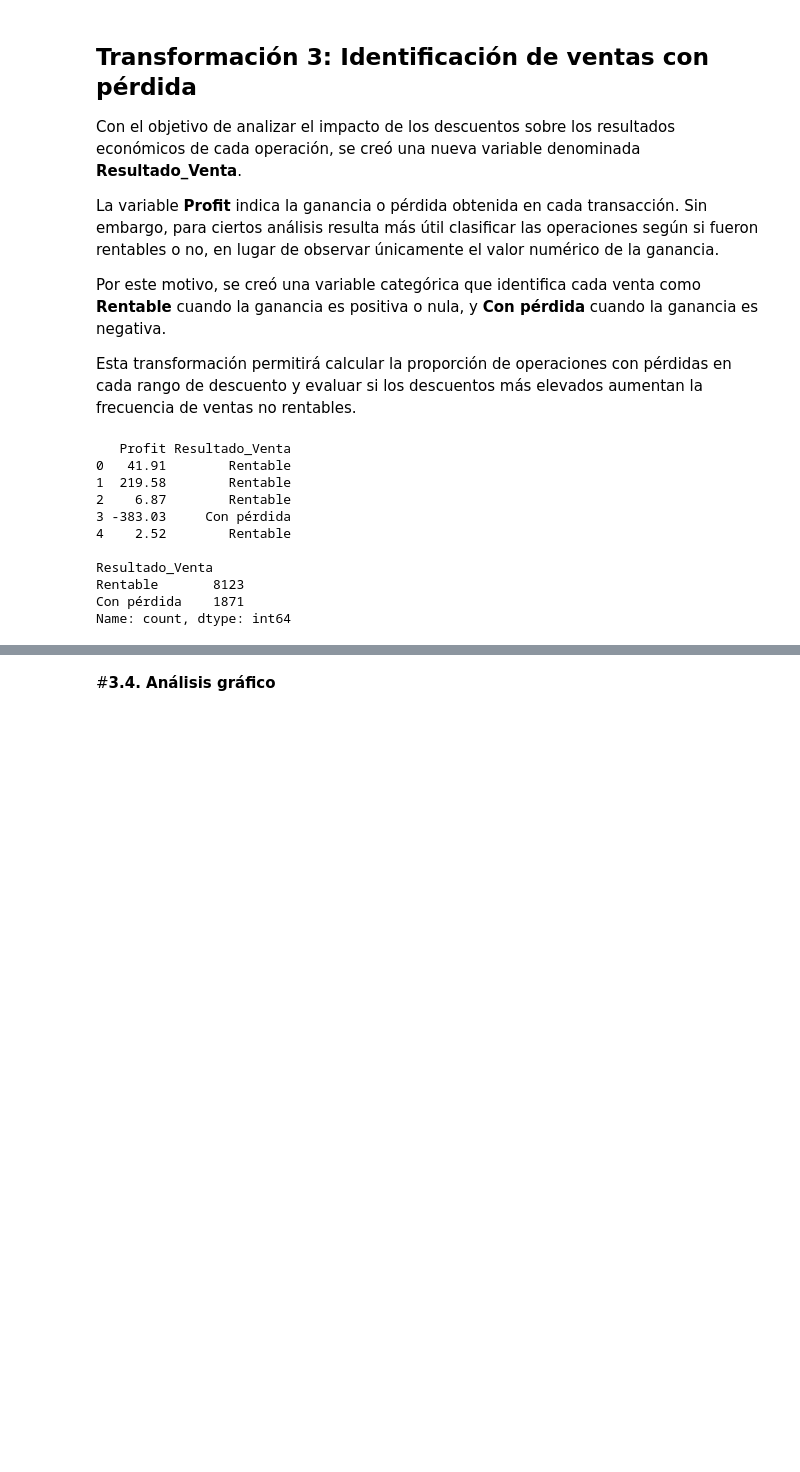
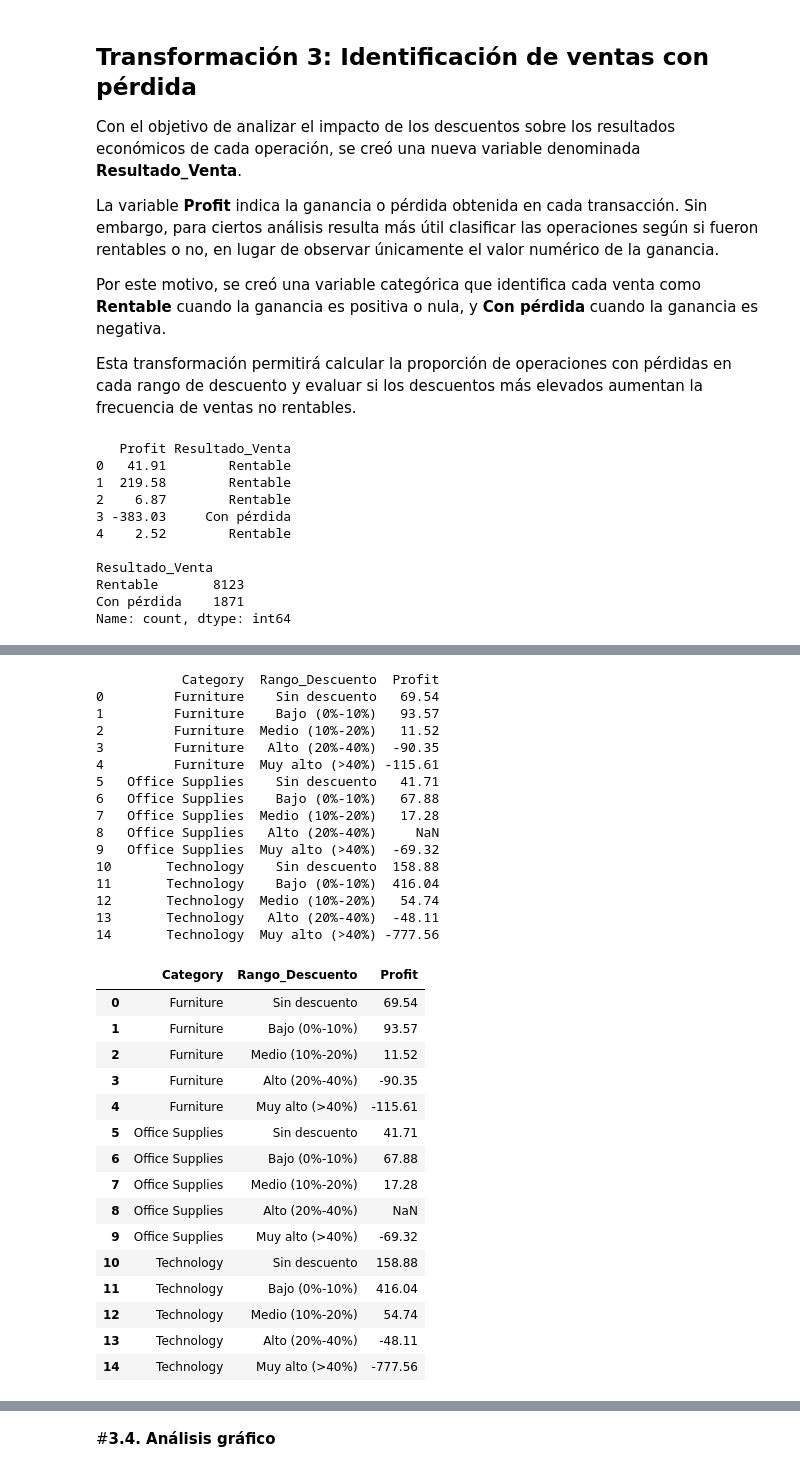
Before and after one commit to Pitiki10/TP-GRUPAL---SuperStore, a Jupyter notebook: Trabajo_Practico.ipynb, the cells around one changed output, grey strips where cells are left out. Drawn from its saved outputs; the diff is of its cells as text; code cells hidden in the pictures; blank space fills up the shorter version.

```diff
--- a/Trabajo_Practico.ipynb
+++ b/Trabajo_Practico.ipynb
@@ -229,0 +219,54 @@ Name: count, dtype: int64
+# %%
+# Profit promedio por categoría y rango de descuento
+
+profit_promedio_categoria = (
+    df.groupby(
+        ["Category", "Rango_Descuento"]
+    )["Profit"]
+    .mean()
+    .round(2)
+    .reset_index()
+)
+
+# Mostrar resultados
+print(profit_promedio_categoria)
+
+# Ordenar para facilitar la lectura
+profit_promedio_categoria = profit_promedio_categoria.sort_values(
+    by=["Category", "Rango_Descuento"]
+)
+
+profit_promedio_categoria.head(15)
+# %% [output]
+           Category  Rango_Descuento  Profit
+0         Furniture    Sin descuento   69.54
+1         Furniture    Bajo (0%-10%)   93.57
+2         Furniture  Medio (10%-20%)   11.52
+3         Furniture   Alto (20%-40%)  -90.35
+4         Furniture  Muy alto (>40%) -115.61
+5   Office Supplies    Sin descuento   41.71
+6   Office Supplies    Bajo (0%-10%)   67.88
+7   Office Supplies  Medio (10%-20%)   17.28
+8   Office Supplies   Alto (20%-40%)     NaN
+9   Office Supplies  Muy alto (>40%)  -69.32
+10       Technology    Sin descuento  158.88
+11       Technology    Bajo (0%-10%)  416.04
+12       Technology  Medio (10%-20%)   54.74
+13       Technology   Alto (20%-40%)  -48.11
+14       Technology  Muy alto (>40%) -777.56
+|  | Category | Rango_Descuento | Profit |
+| 0 | Furniture | Sin descuento | 69.54 |
+| 1 | Furniture | Bajo (0%-10%) | 93.57 |
+| 2 | Furniture | Medio (10%-20%) | 11.52 |
+| 3 | Furniture | Alto (20%-40%) | -90.35 |
+| 4 | Furniture | Muy alto (>40%) | -115.61 |
+| 5 | Office Supplies | Sin descuento | 41.71 |
+| 6 | Office Supplies | Bajo (0%-10%) | 67.88 |
+| 7 | Office Supplies | Medio (10%-20%) | 17.28 |
+| 8 | Office Supplies | Alto (20%-40%) | NaN |
+| 9 | Office Supplies | Muy alto (>40%) | -69.32 |
+| 10 | Technology | Sin descuento | 158.88 |
+| 11 | Technology | Bajo (0%-10%) | 416.04 |
+| 12 | Technology | Medio (10%-20%) | 54.74 |
+| 13 | Technology | Alto (20%-40%) | -48.11 |
+| 14 | Technology | Muy alto (>40%) | -777.56 |
```
Also changed, not shown: parts of 16 cells of this notebook.
